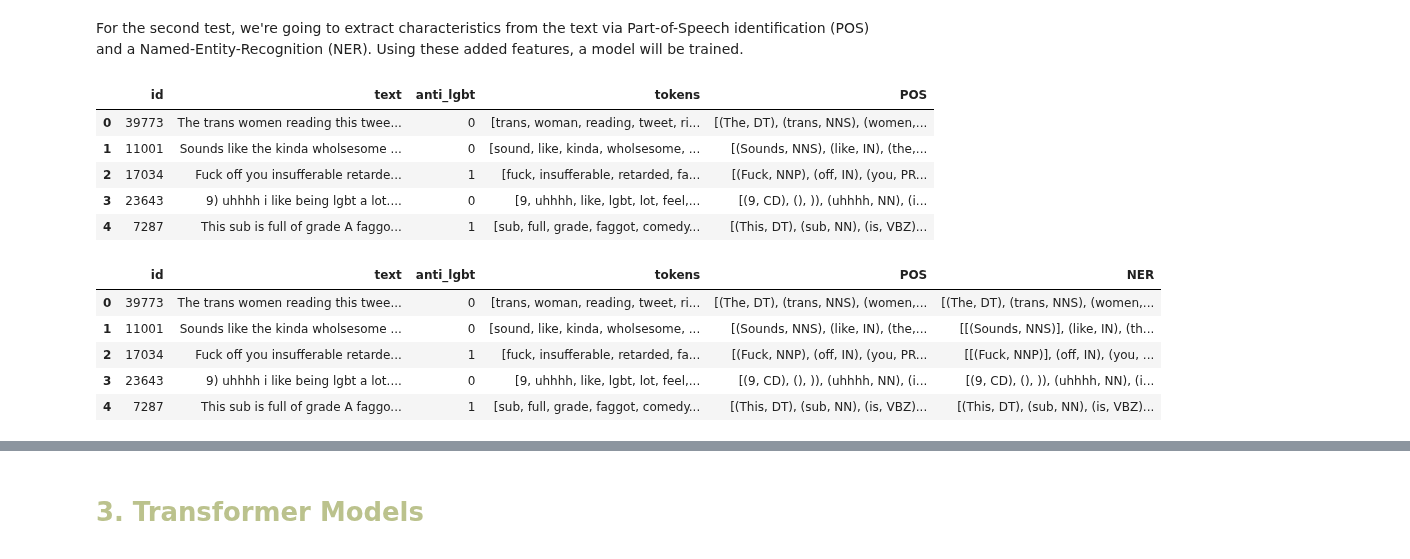
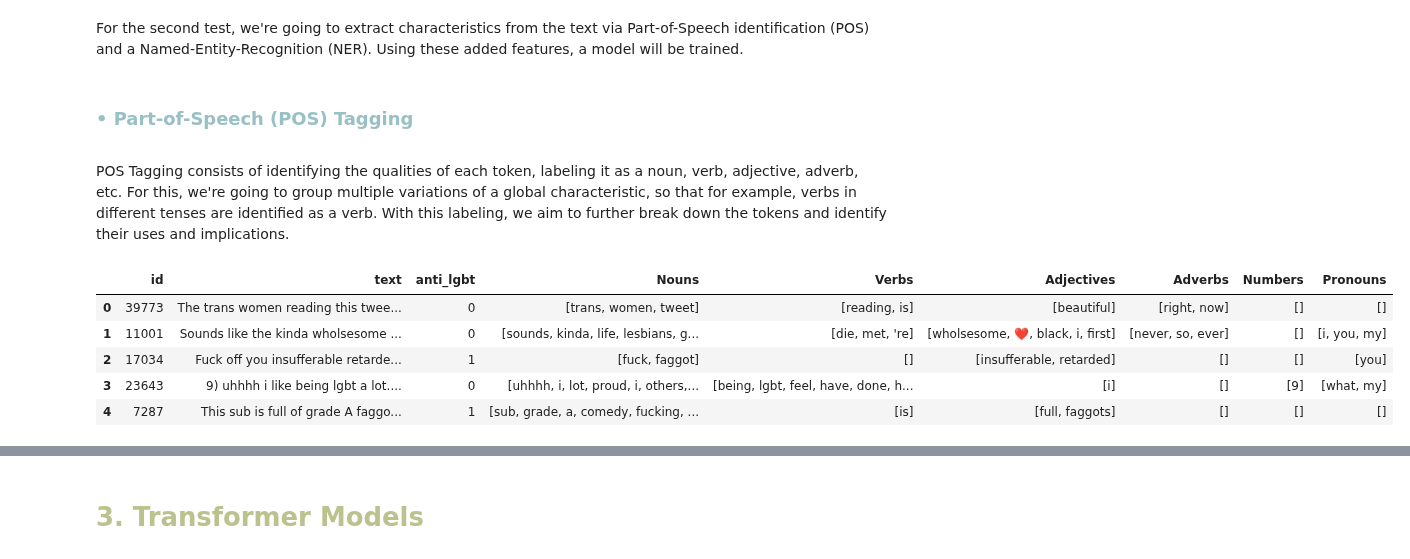
Before and after one commit to aiko-isnt-ded/text-mining-projects, a Jupyter notebook: 3Sentiment_Analysis_2_Electric_Boogaloo/proj3_nlp.ipynb, the cells around one changed output, grey strips where cells are left out. Drawn from its saved outputs; the diff is of its cells as text; code cells hidden in the pictures.

```diff
--- a/3Sentiment_Analysis_2_Electric_Boogaloo/proj3_nlp.ipynb
+++ b/3Sentiment_Analysis_2_Electric_Boogaloo/proj3_nlp.ipynb
@@ -197,10 +192,0 @@ def pos(text: str):
-# %%
-df['POS'] = df['text'].apply(pos)
-df.head()
-# %% [output]
-|  | id | text | anti_lgbt | tokens | POS |
-| 0 | 39773 | The trans women reading this twee... | 0 | [trans, woman, reading, tweet, ri... | [(The, DT), (trans, NNS), (women,... |
-| 1 | 11001 | Sounds like the kinda wholsesome ... | 0 | [sound, like, kinda, wholsesome, ... | [(Sounds, NNS), (like, IN), (the,... |
-| 2 | 17034 | Fuck off you insufferable retarde... | 1 | [fuck, insufferable, retarded, fa... | [(Fuck, NNP), (off, IN), (you, PR... |
-| 3 | 23643 | 9) uhhhh i like being lgbt a lot.... | 0 | [9, uhhhh, like, lgbt, lot, feel,... | [(9, CD), (), )), (uhhhh, NN), (i... |
-| 4 | 7287 | This sub is full of grade A faggo... | 1 | [sub, full, grade, faggot, comedy... | [(This, DT), (sub, NN), (is, VBZ)... |
@@ -215,10 +193,50 @@ def ner(text: str):
-# %%
-df['NER'] = df['text'].apply(ner)
-df.head()
-# %% [output]
-|  | id | text | anti_lgbt | tokens | POS | NER |
-| 0 | 39773 | The trans women reading this twee... | 0 | [trans, woman, reading, tweet, ri... | [(The, DT), (trans, NNS), (women,... | [(The, DT), (trans, NNS), (women,... |
-| 1 | 11001 | Sounds like the kinda wholsesome ... | 0 | [sound, like, kinda, wholsesome, ... | [(Sounds, NNS), (like, IN), (the,... | [[(Sounds, NNS)], (like, IN), (th... |
-| 2 | 17034 | Fuck off you insufferable retarde... | 1 | [fuck, insufferable, retarded, fa... | [(Fuck, NNP), (off, IN), (you, PR... | [[(Fuck, NNP)], (off, IN), (you, ... |
-| 3 | 23643 | 9) uhhhh i like being lgbt a lot.... | 0 | [9, uhhhh, like, lgbt, lot, feel,... | [(9, CD), (), )), (uhhhh, NN), (i... | [(9, CD), (), )), (uhhhh, NN), (i... |
-| 4 | 7287 | This sub is full of grade A faggo... | 1 | [sub, full, grade, faggot, comedy... | [(This, DT), (sub, NN), (is, VBZ)... | [(This, DT), (sub, NN), (is, VBZ)... |
+# %% [markdown]
+### <p style="color: #99c0c4">**• Part-of-Speech (POS) Tagging**</p>
+# %% [markdown]
+POS Tagging consists of identifying the qualities of each token, labeling it as a noun, verb, adjective, adverb, etc. For this, we're going to group multiple variations of a global characteristic, so that for example, verbs in different tenses are identified as a verb. With this labeling, we aim to further break down the tokens and identify their uses and implications.
+# %%
+# Apply POS tagging
+def extract_essential_pos(text: str):
+    # Processing
+    text = text.replace('<br />', " ")
+    tokens = word_tokenize(text)
+    pos_tags = pos_tag(tokens)
+
+    # Defining essential POS categories by grouping
+    essential_categories = {
+        'Nouns': ['NN', 'NNS', 'NNP', 'NNPS'],
+        'Verbs': ['VB', 'VBD', 'VBG', 'VBN', 'VBP', 'VBZ'],
+        'Adjectives': ['JJ', 'JJR', 'JJS'],
+        'Adverbs': ['RB', 'RBR', 'RBS'],
+        'Numbers': ['CD'],
+        'Pronouns': ['PRP', 'PRP$', 'WP', 'WP$']
+    }
+
+    # Extract words for each category
+    result = {}
+    for category, tags in essential_categories.items():
+        words = [word.lower() for word, tag in pos_tags if tag in tags]
+        result[category] = words
+
+    return result
+
+# Create dataframe with the categories established
+def create_essential_pos_dataframe(df, text_column='text'):
+    pos_data = df[text_column].apply(extract_essential_pos)
+    pos_df = pd.DataFrame(pos_data.tolist())
+    result_df = pd.concat([df.reset_index(drop=True), pos_df], axis=1)
+
+    return result_df
+
+# Apply the transformation to a dataframe
+df_essential = create_essential_pos_dataframe(df, text_column='text')
+# %%
+df_essential.to_csv('processed/pos_tags.csv')
+df_essential.head()
+# %% [output]
+|  | id | text | anti_lgbt | Nouns | Verbs | Adjectives | Adverbs | Numbers | Pronouns |
+| 0 | 39773 | The trans women reading this twee... | 0 | [trans, women, tweet] | [reading, is] | [beautiful] | [right, now] | [] | [] |
+| 1 | 11001 | Sounds like the kinda wholsesome ... | 0 | [sounds, kinda, life, lesbians, g... | [die, met, 're] | [wholsesome, ❤️, black, i, first] | [never, so, ever] | [] | [i, you, my] |
+| 2 | 17034 | Fuck off you insufferable retarde... | 1 | [fuck, faggot] | [] | [insufferable, retarded] | [] | [] | [you] |
+| 3 | 23643 | 9) uhhhh i like being lgbt a lot.... | 0 | [uhhhh, i, lot, proud, i, others,... | [being, lgbt, feel, have, done, h... | [i] | [] | [9] | [what, my] |
+| 4 | 7287 | This sub is full of grade A faggo... | 1 | [sub, grade, a, comedy, fucking, ... | [is] | [full, faggots] | [] | [] | [] |
```
Also changed, not shown: parts of 10 cells of this notebook, 2 other files.
